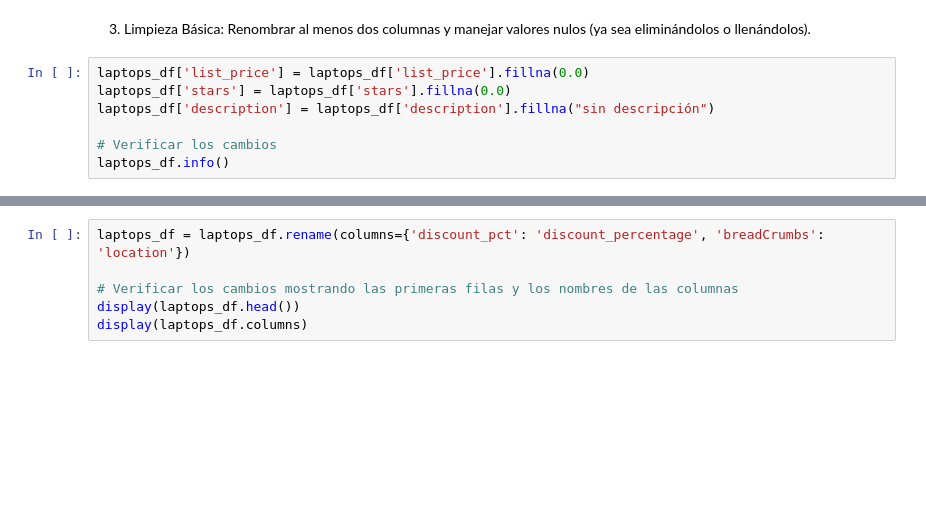
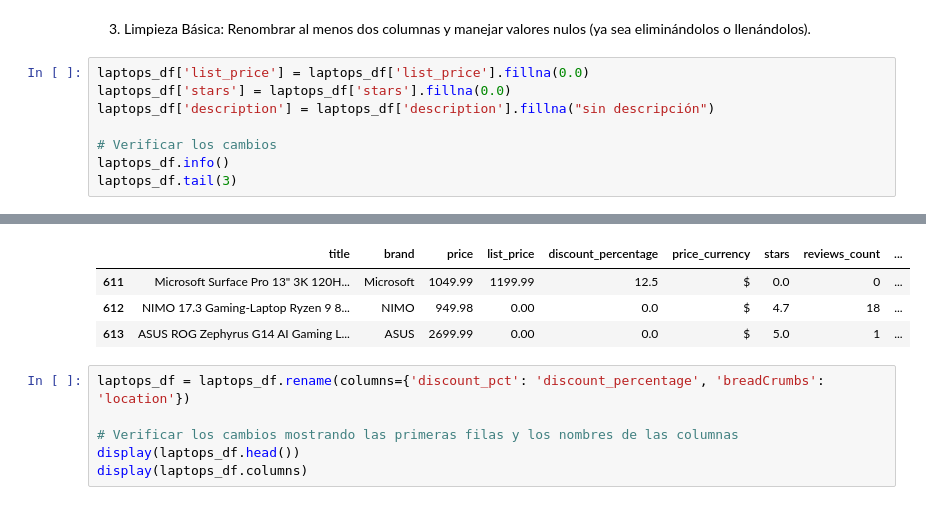
Before and after one commit to KarlyHdzC/Mineria_de_datos, a Jupyter notebook: Gaming_Laptops_2026.ipynb, the cells around one changed output, grey strips where cells are left out. Saved outputs shown, nothing was run; the diff lists cells and outputs as text; blank space fills up the shorter version.

```diff
--- a/Gaming_Laptops_2026.ipynb
+++ b/Gaming_Laptops_2026.ipynb
@@ -204,6 +204,7 @@ laptops_df['description'] = laptops_df['description'].fillna("sin descripción")
 
 # Verificar los cambios
 laptops_df.info()
+laptops_df.tail(3)
 # %% [output]
 <class 'pandas.core.frame.DataFrame'>
 RangeIndex: 614 entries, 0 to 613
@@ -223,5 +224,9 @@ Data columns (total 10 columns):
 dtypes: float64(4), int64(1), object(5)
 memory usage: 48.1+ KB
+|  | title | brand | price | list_price | discount_percentage | price_currency | stars | reviews_count | ... |
+| 611 | Microsoft Surface Pro 13" 3K 120H... | Microsoft | 1049.99 | 1199.99 | 12.5 | $ | 0.0 | 0 | ... |
+| 612 | NIMO 17.3 Gaming-Laptop Ryzen 9 8... | NIMO | 949.98 | 0.00 | 0.0 | $ | 4.7 | 18 | ... |
+| 613 | ASUS ROG Zephyrus G14 AI Gaming L... | ASUS | 2699.99 | 0.00 | 0.0 | $ | 5.0 | 1 | ... |
 # %%
 laptops_df = laptops_df.rename(columns={'discount_pct': 'discount_percentage', 'breadCrumbs': 'location'})
 
```
Also changed, not shown: parts of 1 cell of this notebook.
